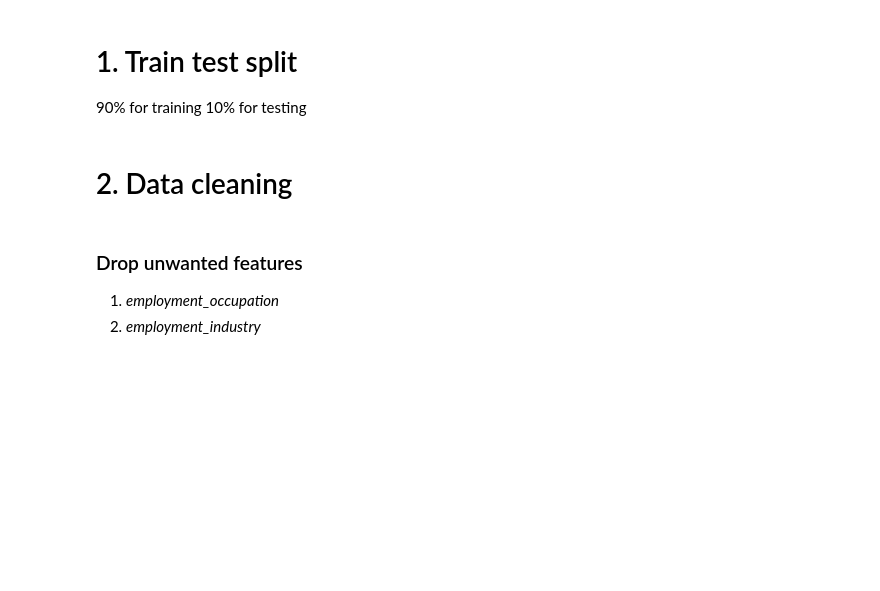
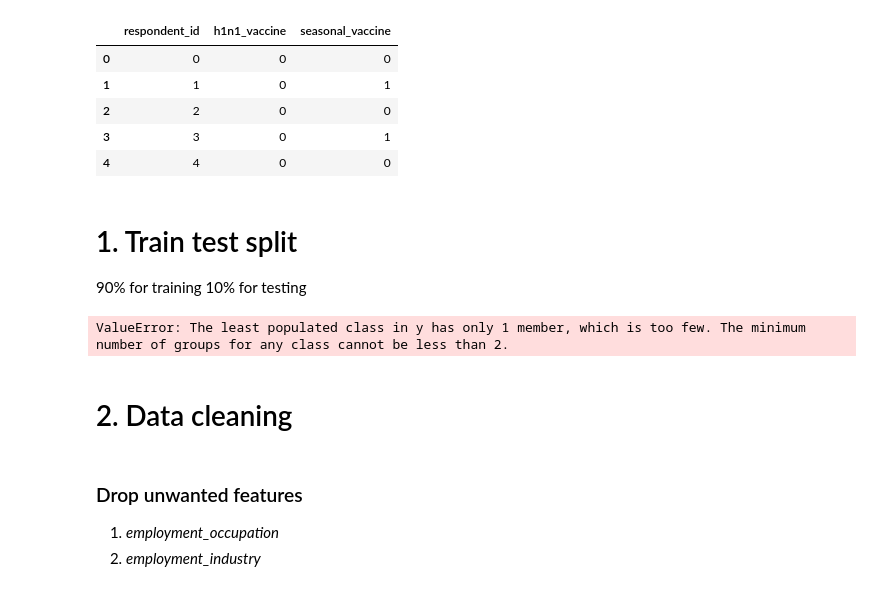
Before and after one commit to Marie-anneMawhin/DS4A_Team18_vaccine_pred, a Jupyter notebook: Preprocessing.ipynb, the cells around one changed output. Drawn from its saved outputs; the diff is of its cells as text; code cells hidden in the pictures; blank space fills up the shorter version.

```diff
--- a/Preprocessing.ipynb
+++ b/Preprocessing.ipynb
@@ -13,6 +13,15 @@ training_set_labels = os.path.join( os.getcwd(), "/Users/guonaici/Documents/ds4a
 
 features= pd.read_csv(training_set_features)
 labels = pd.read_csv(training_set_labels)
+# %%
+labels.head()
+# %% [output]
+|  | respondent_id | h1n1_vaccine | seasonal_vaccine |
+| 0 | 0 | 0 | 0 |
+| 1 | 1 | 0 | 1 |
+| 2 | 2 | 0 | 0 |
+| 3 | 3 | 0 | 1 |
+| 4 | 4 | 0 | 0 |
 # %% [markdown]
 # 1. Train test split
 90% for training
@@ -20,7 +29,11 @@ labels = pd.read_csv(training_set_labels)
 # %%
 from sklearn.model_selection import train_test_split
 
-X_train, X_test, y_train, y_test = train_test_split(features, labels, test_size=0.1, random_state=12345)
+
+
+X_train, X_test, y_train, y_test = train_test_split(features, labels, test_size=0.1, stratify=labels, random_state=12345)
+# %% [output]
+ValueError: The least populated class in y has only 1 member, which is too few. The minimum number of groups for any class cannot be less than 2.
 # %% [markdown]
 # 2. Data cleaning
 # %% [markdown]
```
Also changed, not shown: parts of 5 cells of this notebook.
